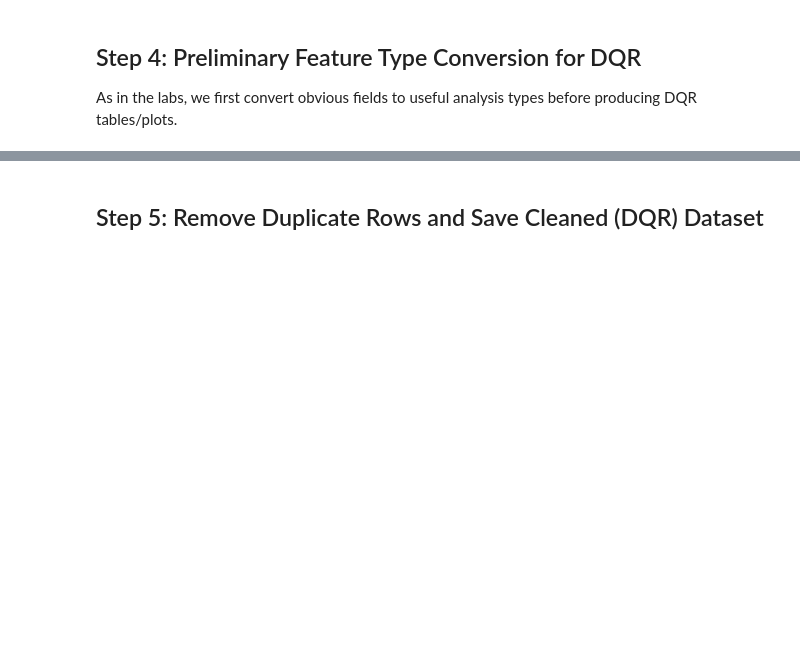
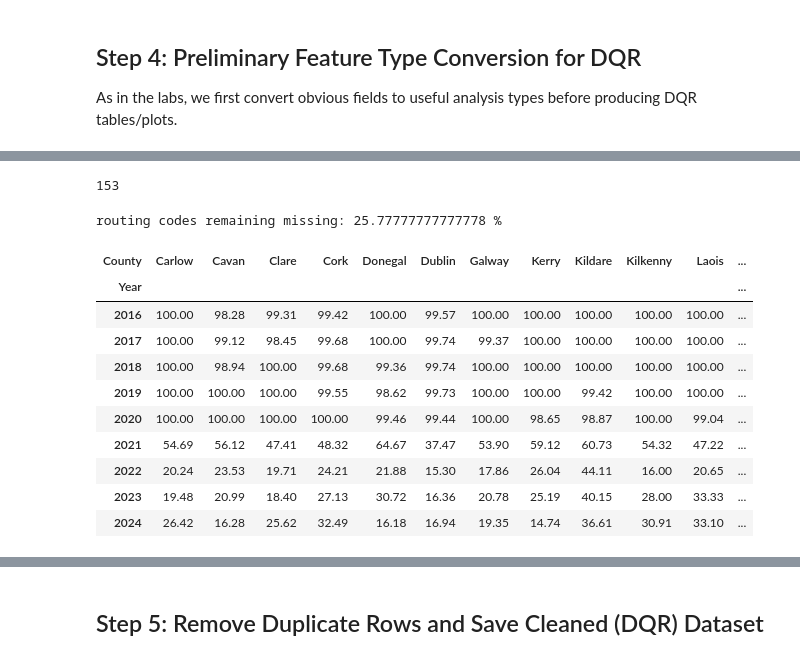
Before and after one commit to emmettpquinn/Data-Analytics-Group, a Jupyter notebook: tester.ipynb, the cells around one changed output, grey strips where cells are left out. Cells and saved outputs as stored; diff of their text form; code cells hidden in the pictures; blank space fills up the shorter version.

```diff
--- a/tester.ipynb
+++ b/tester.ipynb
@@ -182,0 +305,7 @@ df_train_dqr.dtypes
+# %%
+# This is good drops cardinality quite a lot, only 153 unique values. Also, by looking at the largest county dublin, it address include part of the Eircode that we need, the first 3 characters like Dublin 01 etc.
+# So we will try to use that and add it to see how many missing values it would be after.
+df_train_dqr['Eircode_Routing'] = df_train_dqr['Eircode'].str[:3]
+df_train_dqr['Eircode_Routing'].nunique()
+# %% [output]
+153
@@ -182,0 +486,52 @@ df_train_dqr.dtypes
+# %%
+routing_df = routing_df[routing_df['Town'] == routing_df['County']].copy()
+
+routing_df['Town_up'] = (
+    routing_df['Town']
+    .astype('string')
+    .str.upper()
+    .str.replace(r"[^A-Z0-9]+", " ", regex=True)
+    .str.replace(r"\s+", " ", regex=True)
+    .str.strip()
+)
+# %%
+# convenience dicts for the matching loop
+town_to_code   = routing_df.set_index('Town_up')['Eircode3'].to_dict()
+town_to_county = routing_df.set_index('Town_up')['County'].to_dict()
+
+mask = df_train_dqr['Eircode_Routing_2'].isna()
+for town, code in town_to_code.items():
+    cnty = town_to_county[town]
+    town_re = rf'\b{re.escape(town)}\b'               # match whole word
+    hit = df_train_dqr['Address_clean'].str.contains(town_re, na=False)
+    county_match = df_train_dqr['County'] == cnty
+    df_train_dqr.loc[mask & hit & county_match, 'Eircode_Routing_2'] = code
+    mask = df_train_dqr['Eircode_Routing_2'].isna()     # recompute for next iteration
+
+print('routing codes remaining missing:',
+      df_train_dqr['Eircode_Routing_2'].isna().mean()*100, '%')
+# %% [output]
+routing codes remaining missing: 25.77777777777778 %
+# %%
+df_train_dqr['Eircode_Routing_2'] = df_train_dqr['Eircode_Routing'].copy()
+# %%
+eircode_year_county = (
+    df_train_dqr
+    .groupby(['Year', 'County'])['Eircode']
+    .apply(lambda x: x.isna().mean()*100)
+    .unstack()
+)
+
+eircode_year_county
+# %% [output]
+| County | Carlow | Cavan | Clare | Cork | Donegal | Dublin | Galway | Kerry | Kildare | Kilkenny | Laois | ... |
+| Year |  |  |  |  |  |  |  |  |  |  |  | ... |
+| 2016 | 100.00 | 98.28 | 99.31 | 99.42 | 100.00 | 99.57 | 100.00 | 100.00 | 100.00 | 100.00 | 100.00 | ... |
+| 2017 | 100.00 | 99.12 | 98.45 | 99.68 | 100.00 | 99.74 | 99.37 | 100.00 | 100.00 | 100.00 | 100.00 | ... |
+| 2018 | 100.00 | 98.94 | 100.00 | 99.68 | 99.36 | 99.74 | 100.00 | 100.00 | 100.00 | 100.00 | 100.00 | ... |
+| 2019 | 100.00 | 100.00 | 100.00 | 99.55 | 98.62 | 99.73 | 100.00 | 100.00 | 99.42 | 100.00 | 100.00 | ... |
+| 2020 | 100.00 | 100.00 | 100.00 | 100.00 | 99.46 | 99.44 | 100.00 | 98.65 | 98.87 | 100.00 | 99.04 | ... |
+| 2021 | 54.69 | 56.12 | 47.41 | 48.32 | 64.67 | 37.47 | 53.90 | 59.12 | 60.73 | 54.32 | 47.22 | ... |
+| 2022 | 20.24 | 23.53 | 19.71 | 24.21 | 21.88 | 15.30 | 17.86 | 26.04 | 44.11 | 16.00 | 20.65 | ... |
+| 2023 | 19.48 | 20.99 | 18.40 | 27.13 | 30.72 | 16.36 | 20.78 | 25.19 | 40.15 | 28.00 | 33.33 | ... |
+| 2024 | 26.42 | 16.28 | 25.62 | 32.49 | 16.18 | 16.94 | 19.35 | 14.74 | 36.61 | 30.91 | 33.10 | ... |
```
Also changed, not shown: parts of 14 cells of this notebook.
